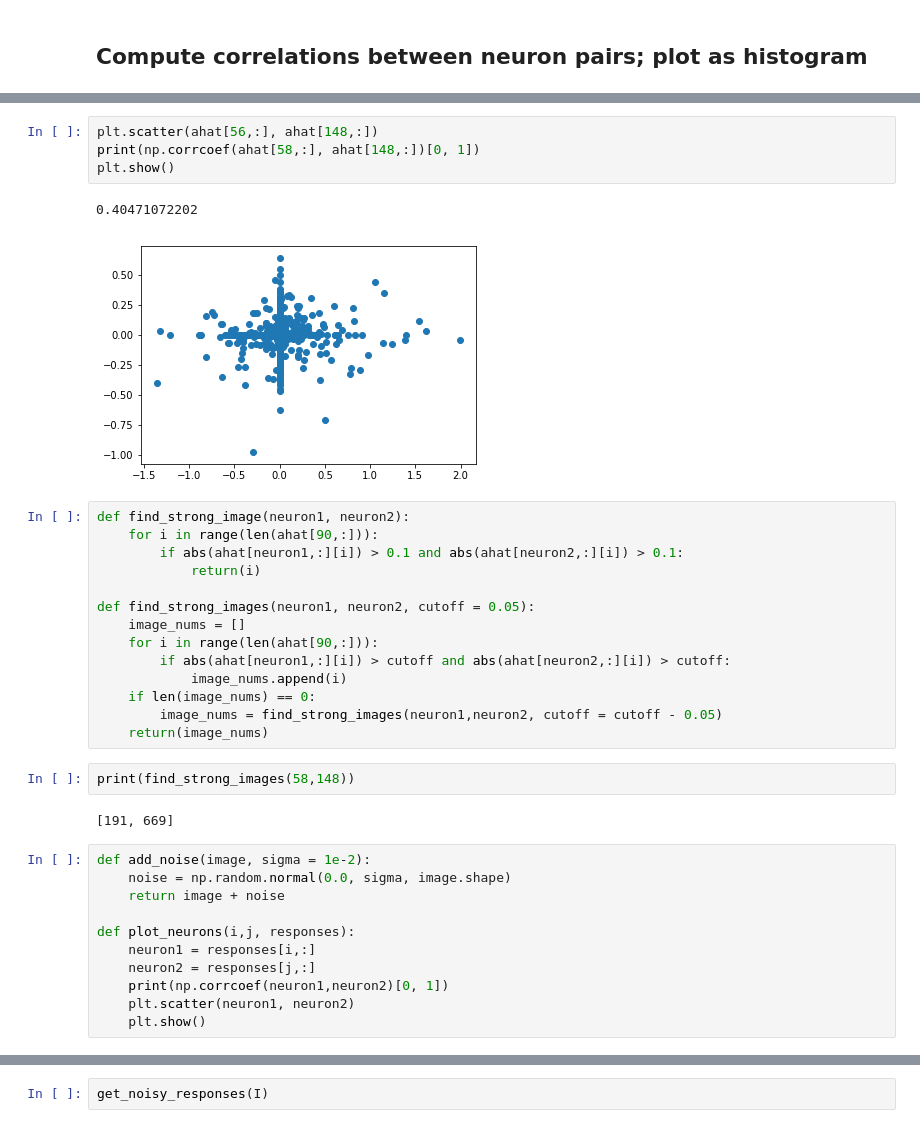
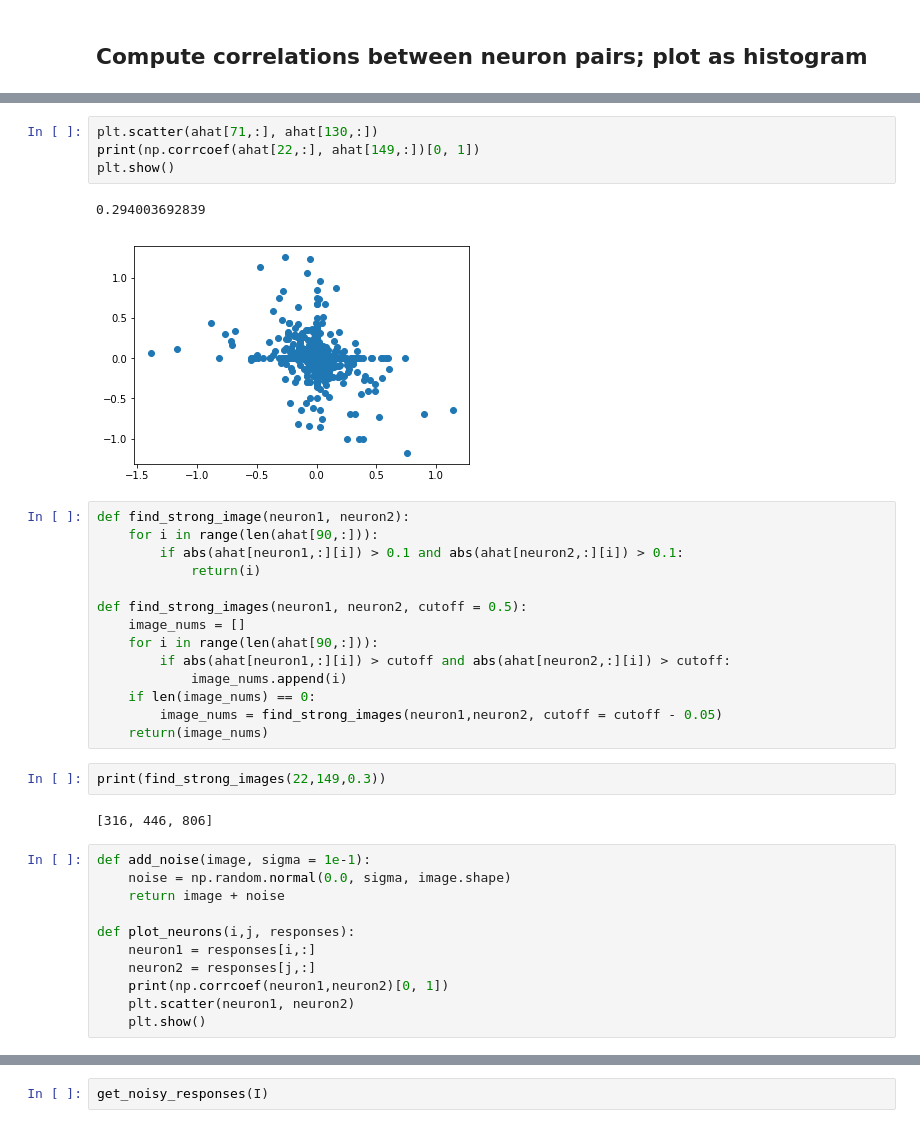
Before and after one commit to ncinko/RW, a Jupyter notebook: Plotting bases.ipynb, the cells around one changed output, grey strips where cells are left out. Saved outputs shown, nothing was run; the diff lists cells and outputs as text.

```diff
--- a/Plotting bases.ipynb
+++ b/Plotting bases.ipynb
@@ -85,17 +101,17 @@ plt.show()
 # %%
-plt.scatter(ahat[56,:], ahat[148,:])
-print(np.corrcoef(ahat[58,:], ahat[148,:])[0, 1])
+plt.scatter(ahat[71,:], ahat[130,:])
+print(np.corrcoef(ahat[22,:], ahat[149,:])[0, 1])
 plt.show()
 # %% [output]
-0.40471072202
+0.294003692839
-[figure, old version]
+[figure, new version]
 # %%
 def find_strong_image(neuron1, neuron2):
     for i in range(len(ahat[90,:])):
         if abs(ahat[neuron1,:][i]) > 0.1 and abs(ahat[neuron2,:][i]) > 0.1:
             return(i)
 
-def find_strong_images(neuron1, neuron2, cutoff = 0.05):
+def find_strong_images(neuron1, neuron2, cutoff = 0.5):
     image_nums = []
     for i in range(len(ahat[90,:])):
         if abs(ahat[neuron1,:][i]) > cutoff and abs(ahat[neuron2,:][i]) > cutoff:
@@ -103,12 +119,12 @@ def find_strong_images(neuron1, neuron2, cutoff = 0.05):
     if len(image_nums) == 0:
         image_nums = find_strong_images(neuron1,neuron2, cutoff = cutoff - 0.05)
     return(image_nums)
-# %%
-print(find_strong_images(58,148))
-# %% [output]
-[191, 669]
+# %%
+print(find_strong_images(22,149,0.3))
+# %% [output]
+[316, 446, 806]
 # %%
-def add_noise(image, sigma = 1e-2):
+def add_noise(image, sigma = 1e-1):
     noise = np.random.normal(0.0, sigma, image.shape)
     return image + noise
 
```
Also changed, not shown: parts of 28 cells of this notebook, 3 other files.
